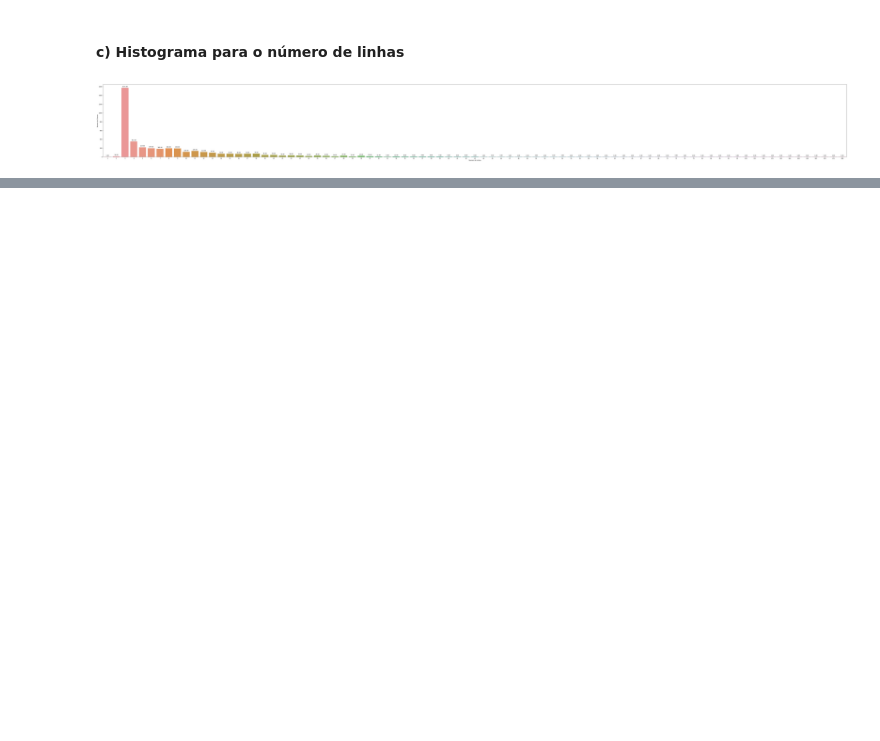
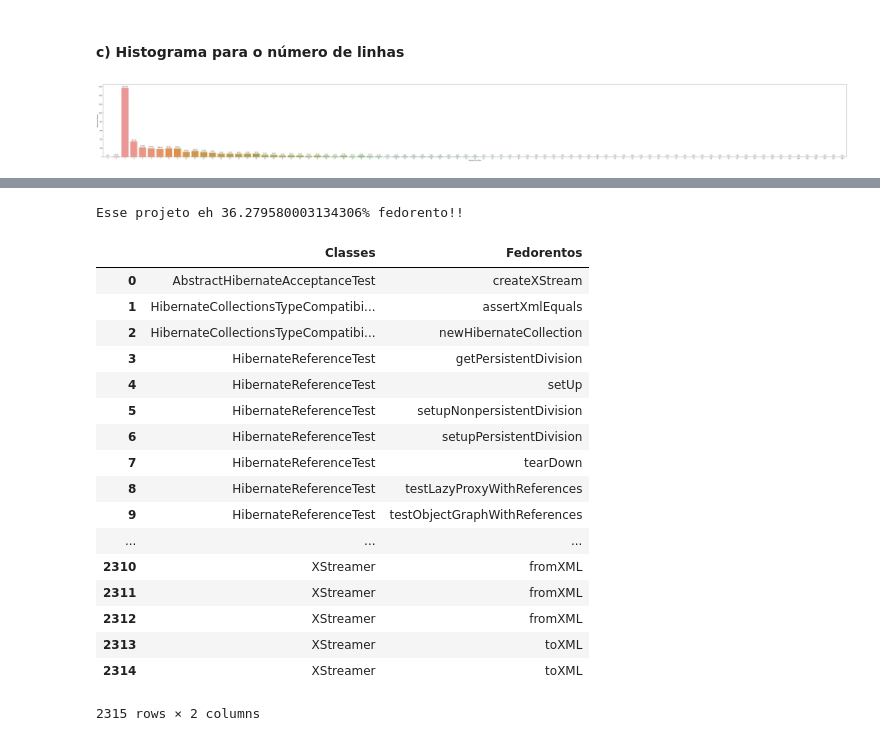
Before and after one commit to brunolmourao/mes-code-smells, a Jupyter notebook: LongLarge/LongLargeJupyter/CSDataAnalysis.ipynb, the cells around one changed output, grey strips where cells are left out. Saved outputs shown, nothing was run; the diff lists cells and outputs as text; code cells hidden in the pictures; blank space fills up the shorter version.

```diff
--- a/LongLarge/LongLargeJupyter/CSDataAnalysis.ipynb
+++ b/LongLarge/LongLargeJupyter/CSDataAnalysis.ipynb
@@ -391,0 +519,22 @@ plt.show()
+# %%
+finalLM(xsLM)
+# %% [output]
+Esse projeto eh 36.279580003134306% fedorento!!
+|  | Classes | Fedorentos |
+| 0 | AbstractHibernateAcceptanceTest | createXStream |
+| 1 | HibernateCollectionsTypeCompatibi... | assertXmlEquals |
+| 2 | HibernateCollectionsTypeCompatibi... | newHibernateCollection |
+| 3 | HibernateReferenceTest | getPersistentDivision |
+| 4 | HibernateReferenceTest | setUp |
+| 5 | HibernateReferenceTest | setupNonpersistentDivision |
+| 6 | HibernateReferenceTest | setupPersistentDivision |
+| 7 | HibernateReferenceTest | tearDown |
+| 8 | HibernateReferenceTest | testLazyProxyWithReferences |
+| 9 | HibernateReferenceTest | testObjectGraphWithReferences |
+| ... | ... | ... |
+| 2310 | XStreamer | fromXML |
+| 2311 | XStreamer | fromXML |
+| 2312 | XStreamer | fromXML |
+| 2313 | XStreamer | toXML |
+| 2314 | XStreamer | toXML |
+2315 rows × 2 columns
```
Also changed, not shown: parts of 11 cells of this notebook.
